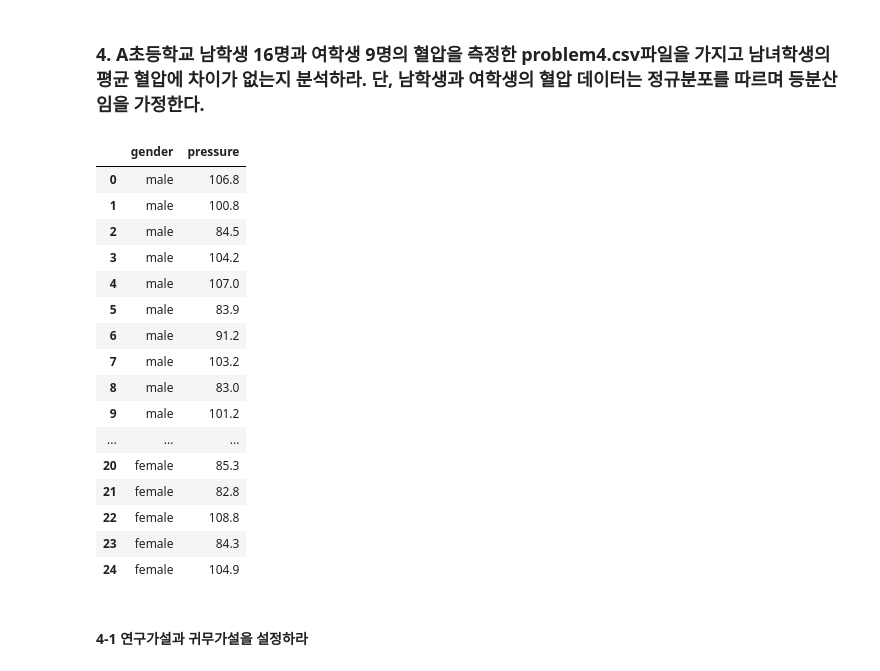
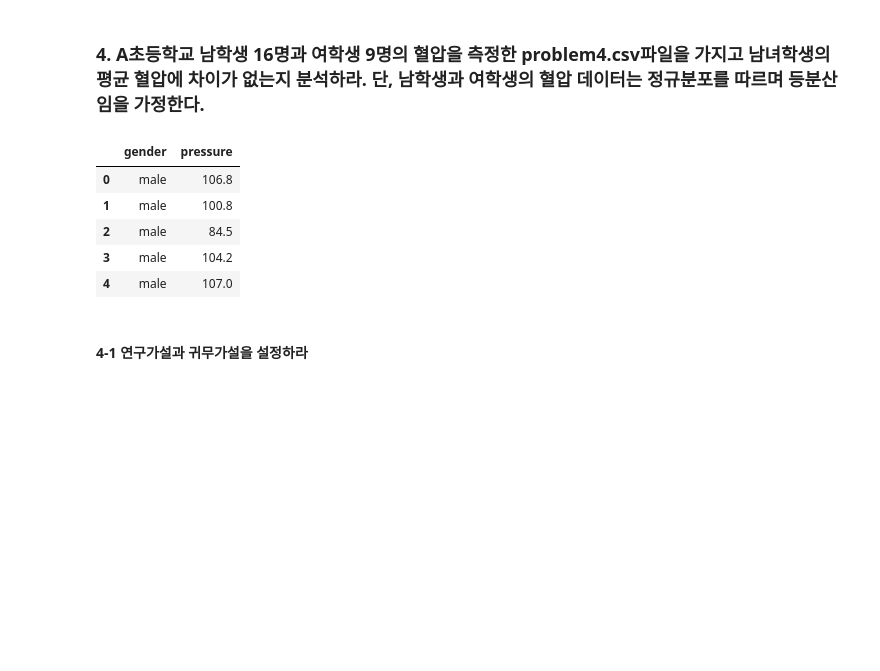
Before and after one commit to Ssunbell/ADP_study, a Jupyter notebook: 9주차_0723/seonjong/기출문제_26회.ipynb, the cells around one changed output. Drawn from its saved outputs; the diff is of its cells as text; code cells hidden in the pictures; blank space fills up the shorter version.

```diff
--- a/9주차_0723/seonjong/기출문제_26회.ipynb
+++ b/9주차_0723/seonjong/기출문제_26회.ipynb
@@ -595,33 +595,25 @@ print('추천할 상품 코드 :', items)
 # %%
 import ssl
 import pandas as pd
 import urllib
-context = ssl._create_unverified_context()
+# context = ssl._create_unverified_context()
 
-url2 = 'https://raw.githubusercontent.com/Ssunbell/ADP_study/main/9주차_0716/data/problem4.csv'
-encoded_url2 = urllib.parse.quote(url2, safe=':/')
+# url2 = 'https://raw.githubusercontent.com/Ssunbell/ADP_study/main/9주차_0716/data/problem4.csv'
+# encoded_url2 = urllib.parse.quote(url2, safe=':/')
 
-response = urllib.request.urlopen(encoded_url2, context=context)
-df2 = pd.read_csv(response, encoding='utf-8')
-df2
+# response = urllib.request.urlopen(encoded_url2, context=context)
+# df2 = pd.read_csv(response, encoding='utf-8')
+# df2
+
+df2 = pd.read_csv("C:/Users/LG/Desktop/0721/problem4.csv")
+df2.head()
 # %% [output]
 |  | gender | pressure |
 | 0 | male | 106.8 |
 | 1 | male | 100.8 |
 | 2 | male | 84.5 |
 | 3 | male | 104.2 |
 | 4 | male | 107.0 |
-| 5 | male | 83.9 |
-| 6 | male | 91.2 |
-| 7 | male | 103.2 |
-| 8 | male | 83.0 |
-| 9 | male | 101.2 |
-| ... | ... | ... |
-| 20 | female | 85.3 |
-| 21 | female | 82.8 |
-| 22 | female | 108.8 |
-| 23 | female | 84.3 |
-| 24 | female | 104.9 |
 # %% [markdown]
 #### 4-1 연구가설과 귀무가설을 설정하라
 # %% [markdown]
```
Also changed, not shown: parts of 2 cells of this notebook, 5 other files.
